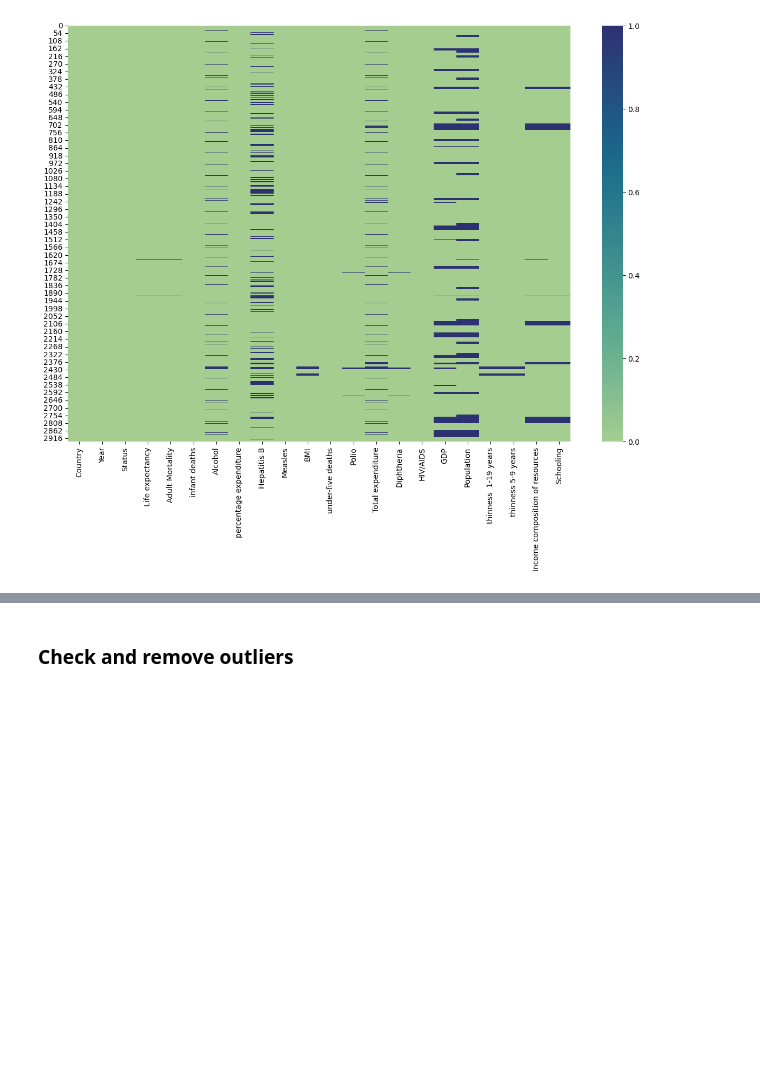
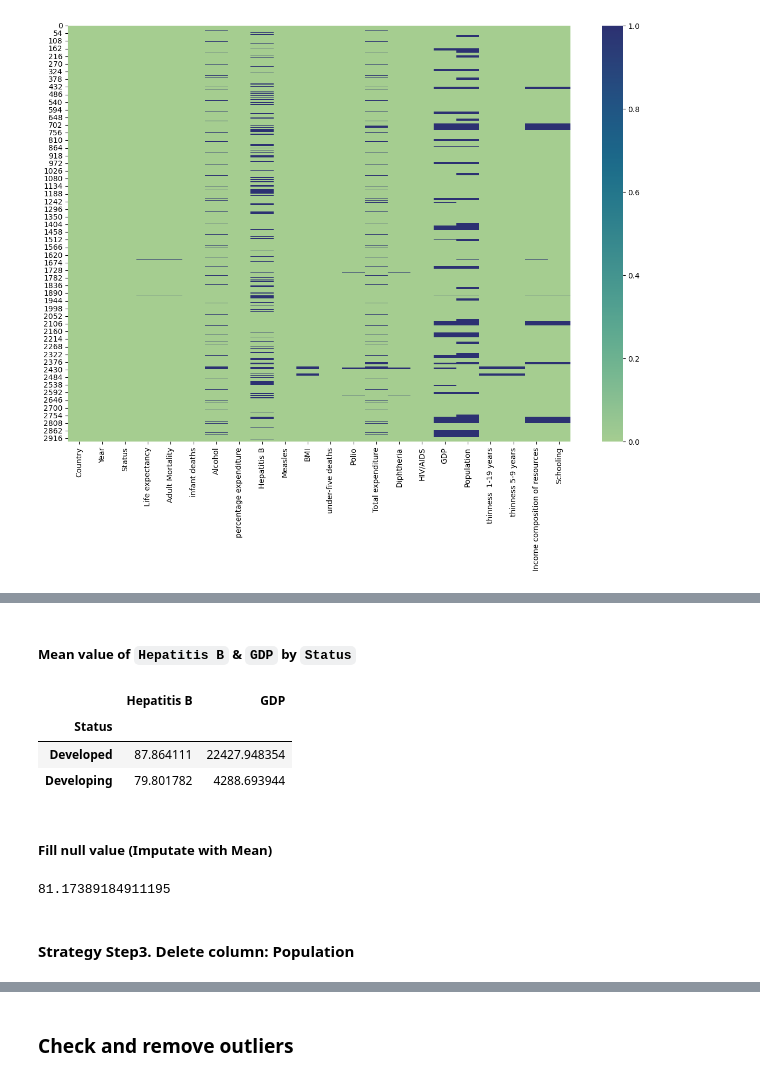
Before and after one commit to GrantCa24/DA_Group6-Final_Project, a Jupyter notebook: Project-Life_Expectancy.ipynb, the cells around one changed output, grey strips where cells are left out. Saved outputs shown, nothing was run; the diff lists cells and outputs as text; code cells hidden in the pictures; blank space fills up the shorter version.

```diff
--- a/Project-Life_Expectancy.ipynb
+++ b/Project-Life_Expectancy.ipynb
@@ -197,0 +227,7 @@ plt.show()
+# %%
+# Strategy Step1: Drop all the rows that contain null value
+data.dropna(
+    subset=['Life expectancy', 'Adult Mortality', 'Alcohol', 'BMI', 'Polio', 'Total expenditure', 'Diphtheria', 'thinness  1-19 years', 'thinness 5-9 years', 'Income composition of resources', 'Schooling'],
+    inplace=True)
+# Show the remaing columns that have null values
+data.isnull().sum()
@@ -197,0 +315,22 @@ plt.show()
+# %% [markdown]
+##### Mean value of `Hepatitis B` & `GDP` by `Status`
+# %%
+# Imputate with Developed / Developing country's median value
+
+#Create a groupby object
+data_group = data.groupby('Status')
+
+#Select only required columns
+data_columns = data_group[['Hepatitis B', 'GDP']]
+
+#Apply aggregate function
+hep_B_gdp_by_status = data_columns.mean()
+
+hep_B_gdp_by_status
+# %% [output]
+|  | Hepatitis B | GDP |
+| Status |  |  |
+| Developed | 87.864111 | 22427.948354 |
+| Developing | 79.801782 | 4288.693944 |
+# %% [markdown]
+##### Fill null value (Imputate with Mean)
@@ -197,0 +341,4 @@ plt.show()
+# %%
+data['Hepatitis B'].mean()
+# %% [output]
+81.17389184911195
@@ -197,0 +349,2 @@ plt.show()
+# %% [markdown]
+#### Strategy Step3. Delete column: Population
```
Also changed, not shown: parts of 33 cells of this notebook.
